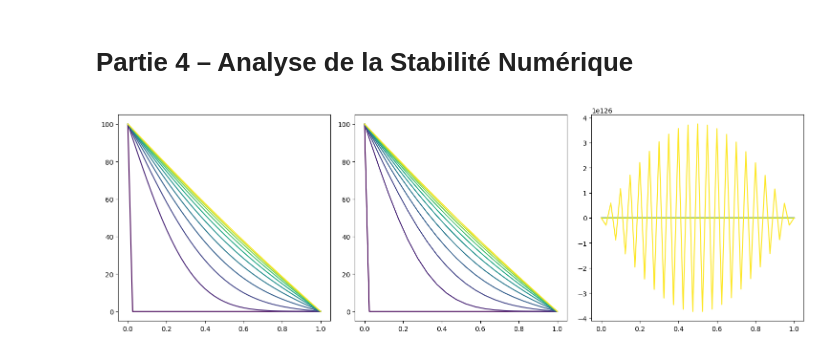
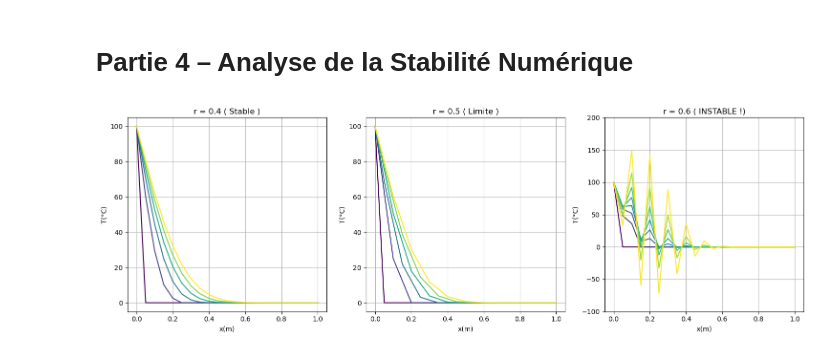
Before and after one commit to Amipha/outils-num, a Jupyter notebook: TP1.ipynb, the cells around one changed output. Cells and saved outputs as stored; diff of their text form; code cells hidden in the pictures.

```diff
--- a/TP1.ipynb
+++ b/TP1.ipynb
@@ -273,13 +273,20 @@ print ( f" Temps vectorise : {fin - debut  } s")"""
 # %%
 fig, axes = plt.subplots (1 , 3 , figsize = (15 , 5) )
 r_values = [0.4 , 0.5 , 0.6]
 titres = [ "r = 0.4 ( Stable )" , "r = 0.5 ( Limite )", "r = 0.6 ( INSTABLE !)"]
 for ax , r_val , titre in zip ( axes , r_values , titres ) :
-    x, t, T_sv_r = simulation_chaleur_vect(L, alpha, N=40, r=r_val, t_fin=3000,T_gauche=100, T_droite=0, T_init=0 )
+    x, t, T_sv_r = simulation_chaleur_vect(L=1, alpha=1.11e-4, N=20, r=r_val, t_fin=200,T_gauche=100, T_droite=0, T_init=0, save_frac=5 )
     colors = cm . viridis ( np . linspace (0 , 1 , len ( T_sv_r ) ) )
     for k, (T_k, t_k) in enumerate(zip(T_sv_r, t)):
-        ax.plot (x , T_k , color=colors[k], label=f"t = {t_k:.0f} s")
+        ax.plot (x , T_k , color=colors[k])
+
+    ax.set_title(titre)
+    ax.set_xlabel("x(m)")
+    ax.set_ylabel("T(°C)")
+    if r_val > 0.5:
+        ax.set_ylim(-100,200)
+    ax.grid()
 plt.tight_layout ()
 plt.show ()
 # %% [output]
-[figure, old version]
+[figure, new version]
```
Also changed, not shown: parts of 6 cells of this notebook.
